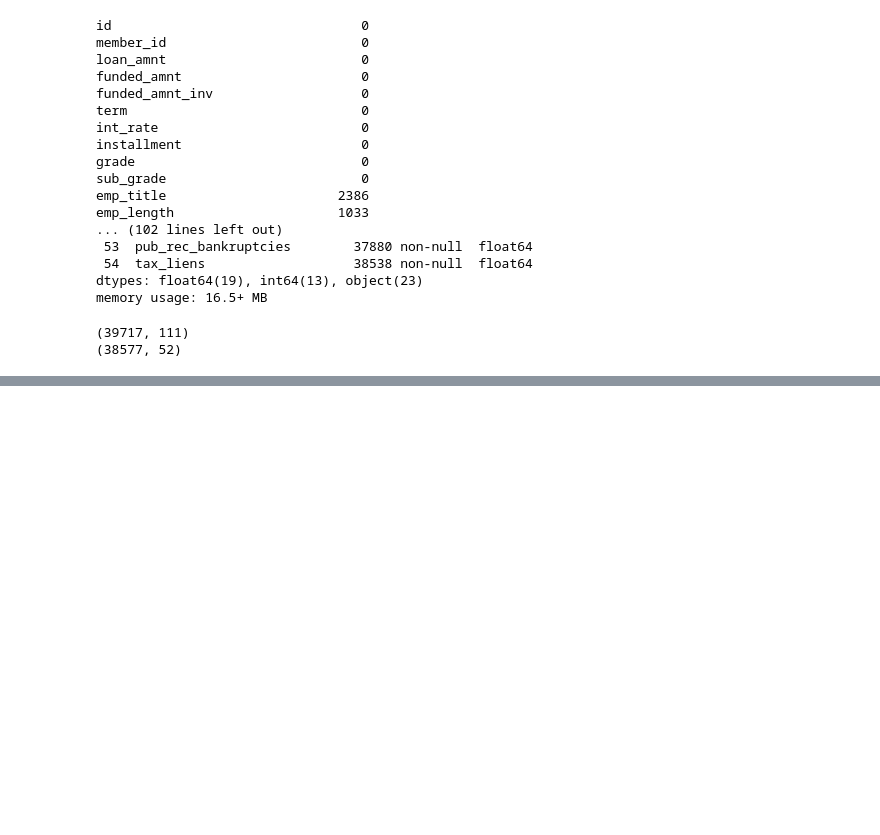
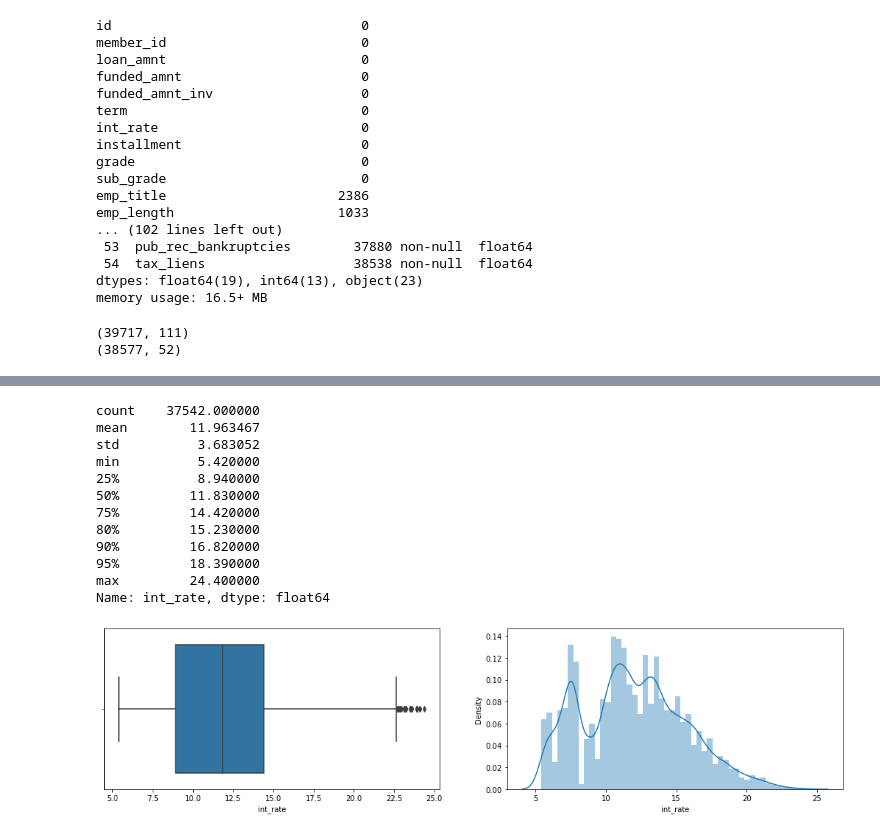
Before and after one commit to ravi2106shekhar/LendingClubCaseStudy, a Jupyter notebook: Ravi_Shekhar.ipynb, the cells around one changed output, grey strips where cells are left out. Cells and saved outputs as stored; diff of their text form; code cells hidden in the pictures; blank space fills up the shorter version.

Commit message:
univariate analysis

```diff
--- a/Ravi_Shekhar.ipynb
+++ b/Ravi_Shekhar.ipynb
@@ -250,0 +223,25 @@ memory usage: 16.6+ MB
+# %%
+## UNIVARIATE ANALYSIS for int_rate
+print(loan_redord_anyls4['int_rate'].describe(percentiles=[.25,.50,.75,.80,.90,.95]))
+## 95 % data is below
+#plt.boxplot(loan_redord_anyls4['loan_amnt'])
+plt.figure(figsize=(18,4))
+plt.subplot(1,2,1)
+sns.boxplot(loan_redord_anyls4['int_rate'])
+plt.subplot(1,2,2)
+sns.distplot(loan_redord_anyls4['int_rate'])
+plt.show()
+# %% [output]
+count    37542.000000
+mean        11.963467
+std          3.683052
+min          5.420000
+25%          8.940000
+50%         11.830000
+75%         14.420000
+80%         15.230000
+90%         16.820000
+95%         18.390000
+max         24.400000
+Name: int_rate, dtype: float64
+[figure, added]
```
Also changed, not shown: parts of 12 cells of this notebook.
